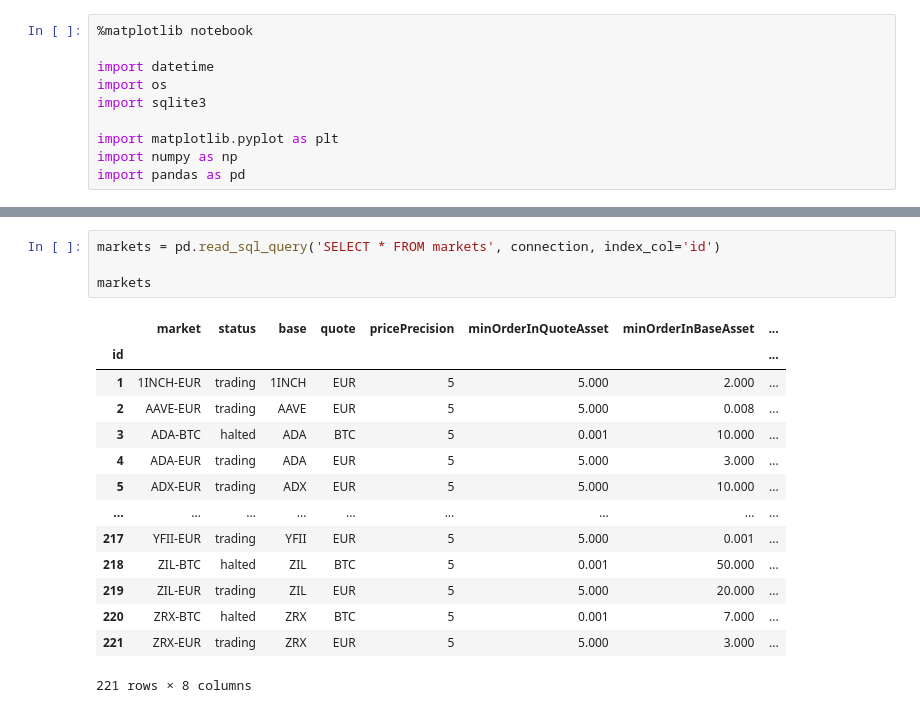
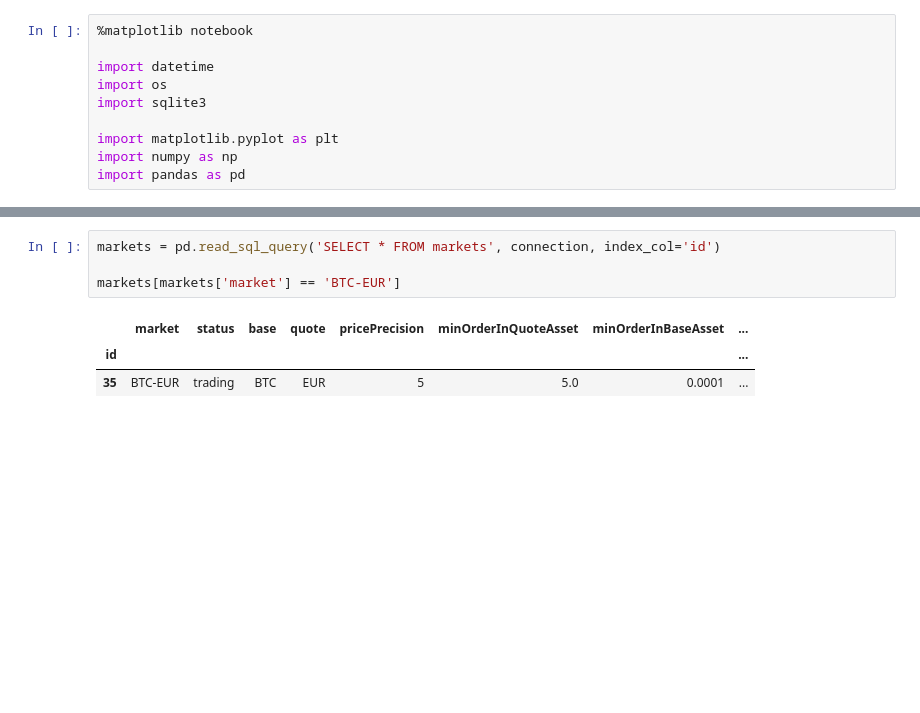
Before and after one commit to griend/znzb, a Jupyter notebook: src/main/notebook/markets.ipynb, the cells around one changed output, grey strips where cells are left out. Cells and saved outputs as stored; diff of their text form; blank space fills up the shorter version.

```diff
--- a/src/main/notebook/markets.ipynb
+++ b/src/main/notebook/markets.ipynb
@@ -22,19 +22,8 @@ db_filename ='~/var/zanzibar/db/zanzibar-20210930.db'
 # %%
 markets = pd.read_sql_query('SELECT * FROM markets', connection, index_col='id')
 
-markets
+markets[markets['market'] == 'BTC-EUR']
 # %% [output]
 |  | market | status | base | quote | pricePrecision | minOrderInQuoteAsset | minOrderInBaseAsset | ... |
 | id |  |  |  |  |  |  |  | ... |
-| 1 | 1INCH-EUR | trading | 1INCH | EUR | 5 | 5.000 | 2.000 | ... |
-| 2 | AAVE-EUR | trading | AAVE | EUR | 5 | 5.000 | 0.008 | ... |
-| 3 | ADA-BTC | halted | ADA | BTC | 5 | 0.001 | 10.000 | ... |
-| 4 | ADA-EUR | trading | ADA | EUR | 5 | 5.000 | 3.000 | ... |
-| 5 | ADX-EUR | trading | ADX | EUR | 5 | 5.000 | 10.000 | ... |
-| ... | ... | ... | ... | ... | ... | ... | ... | ... |
-| 217 | YFII-EUR | trading | YFII | EUR | 5 | 5.000 | 0.001 | ... |
-| 218 | ZIL-BTC | halted | ZIL | BTC | 5 | 0.001 | 50.000 | ... |
-| 219 | ZIL-EUR | trading | ZIL | EUR | 5 | 5.000 | 20.000 | ... |
-| 220 | ZRX-BTC | halted | ZRX | BTC | 5 | 0.001 | 7.000 | ... |
-| 221 | ZRX-EUR | trading | ZRX | EUR | 5 | 5.000 | 3.000 | ... |
+| 35 | BTC-EUR | trading | BTC | EUR | 5 | 5.0 | 0.0001 | ... |
-221 rows × 8 columns
```
Also changed, not shown: parts of 1 cell of this notebook, 9 other files.
